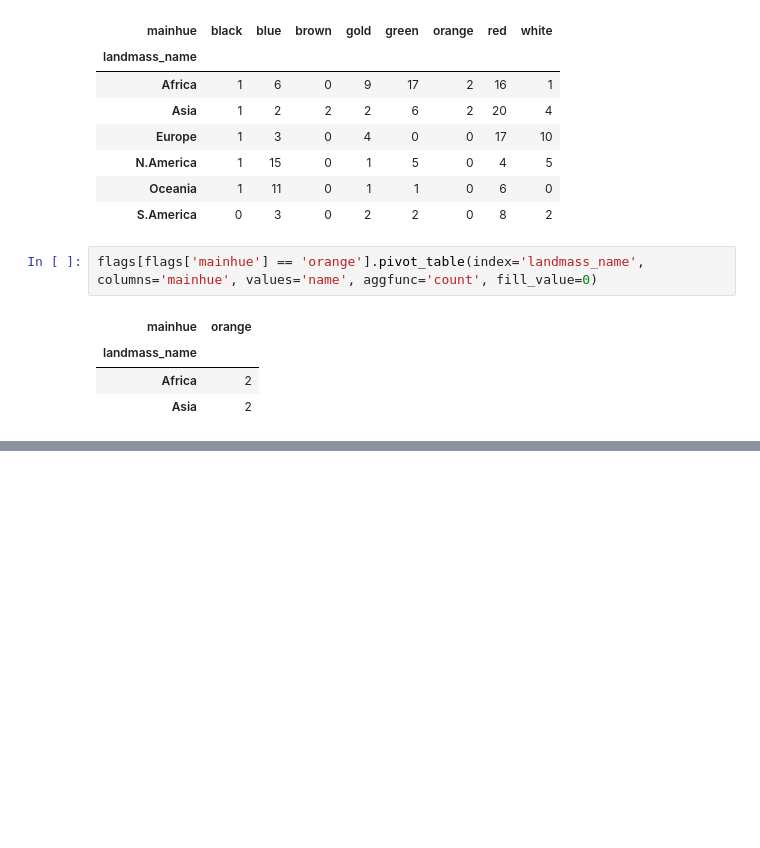
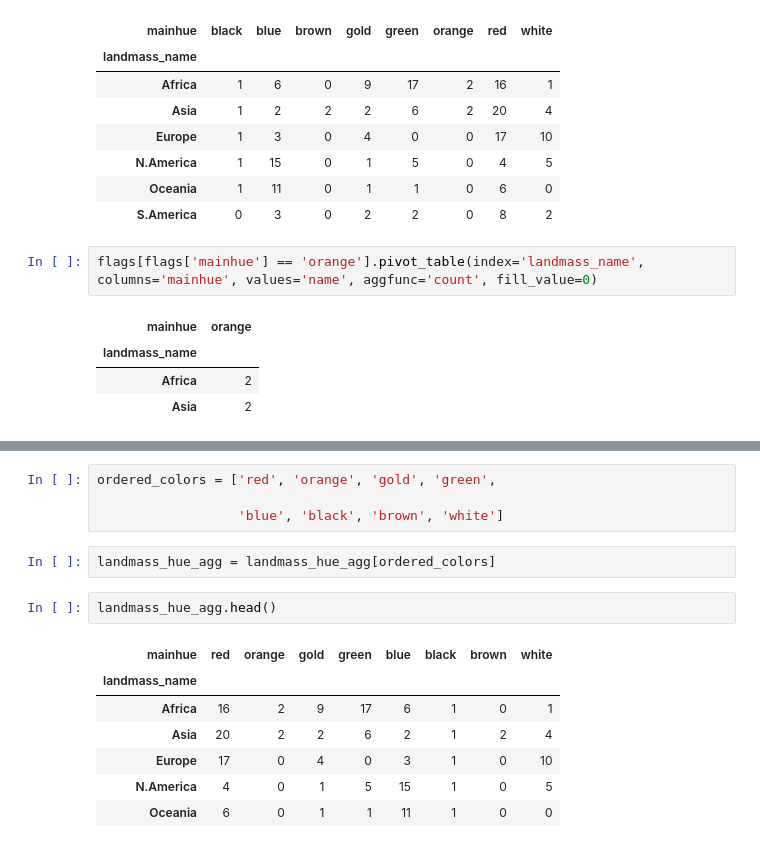
Before and after one commit to SebastianTheAnalyst/Masterschool_Practise_flags, a Jupyter notebook: Masterschool_Practise_flags.ipynb, the cells around one changed output, grey strips where cells are left out. Saved outputs shown, nothing was run; the diff lists cells and outputs as text; blank space fills up the shorter version.

```diff
--- a/Masterschool_Practise_flags.ipynb
+++ b/Masterschool_Practise_flags.ipynb
@@ -156,0 +178,16 @@ flags[flags['mainhue'] == 'orange'].pivot_table(index='landmass_name', columns='
+# %%
+ordered_colors = ['red', 'orange', 'gold', 'green',
+
+                  'blue', 'black', 'brown', 'white']
+# %%
+landmass_hue_agg = landmass_hue_agg[ordered_colors]
+# %%
+landmass_hue_agg.head()
+# %% [output]
+| mainhue | red | orange | gold | green | blue | black | brown | white |
+| landmass_name |  |  |  |  |  |  |  |  |
+| Africa | 16 | 2 | 9 | 17 | 6 | 1 | 0 | 1 |
+| Asia | 20 | 2 | 2 | 6 | 2 | 1 | 2 | 4 |
+| Europe | 17 | 0 | 4 | 0 | 3 | 1 | 0 | 10 |
+| N.America | 4 | 0 | 1 | 5 | 15 | 1 | 0 | 5 |
+| Oceania | 6 | 0 | 1 | 1 | 11 | 1 | 0 | 0 |
```
Also changed, not shown: parts of 4 cells of this notebook.
